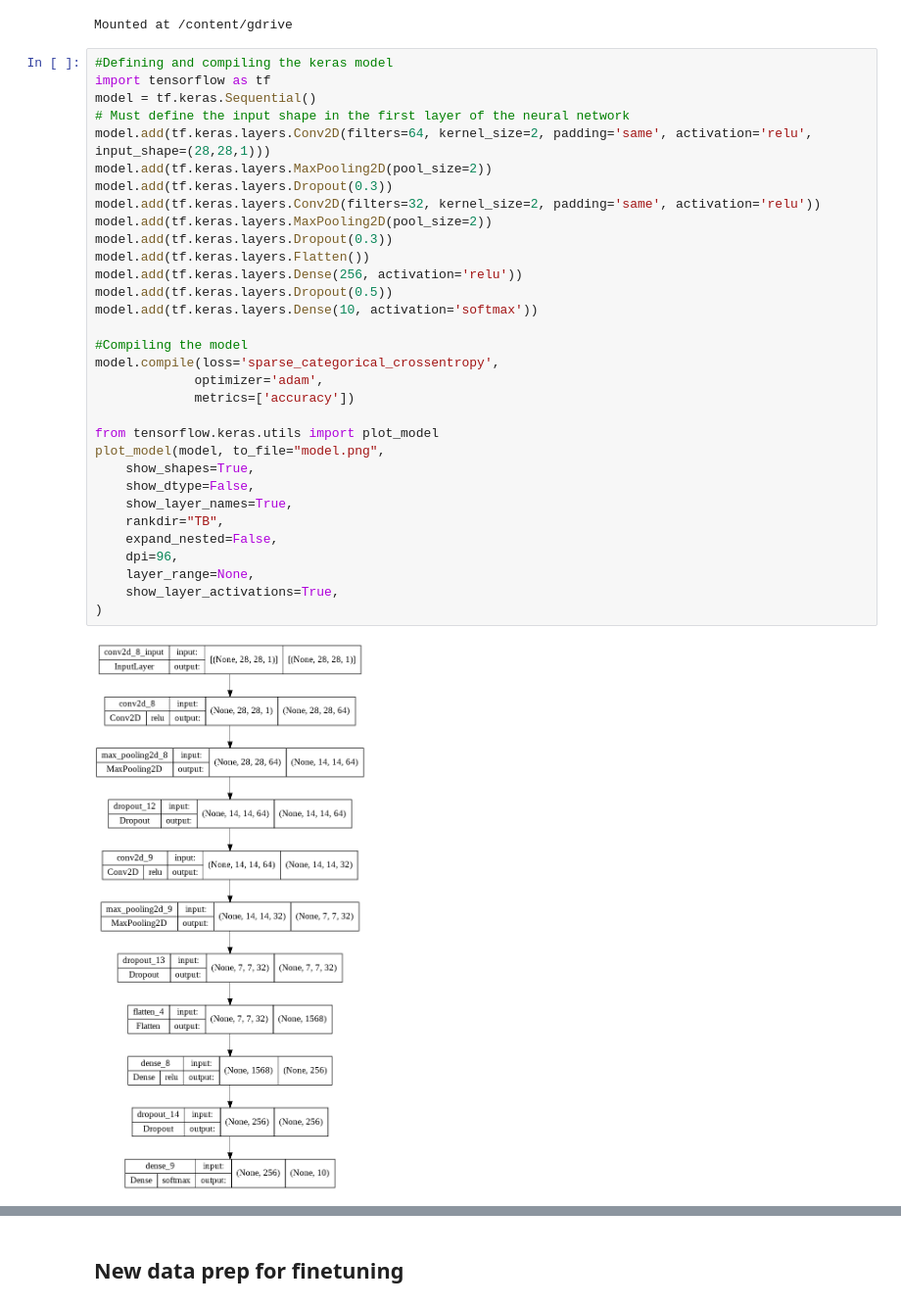
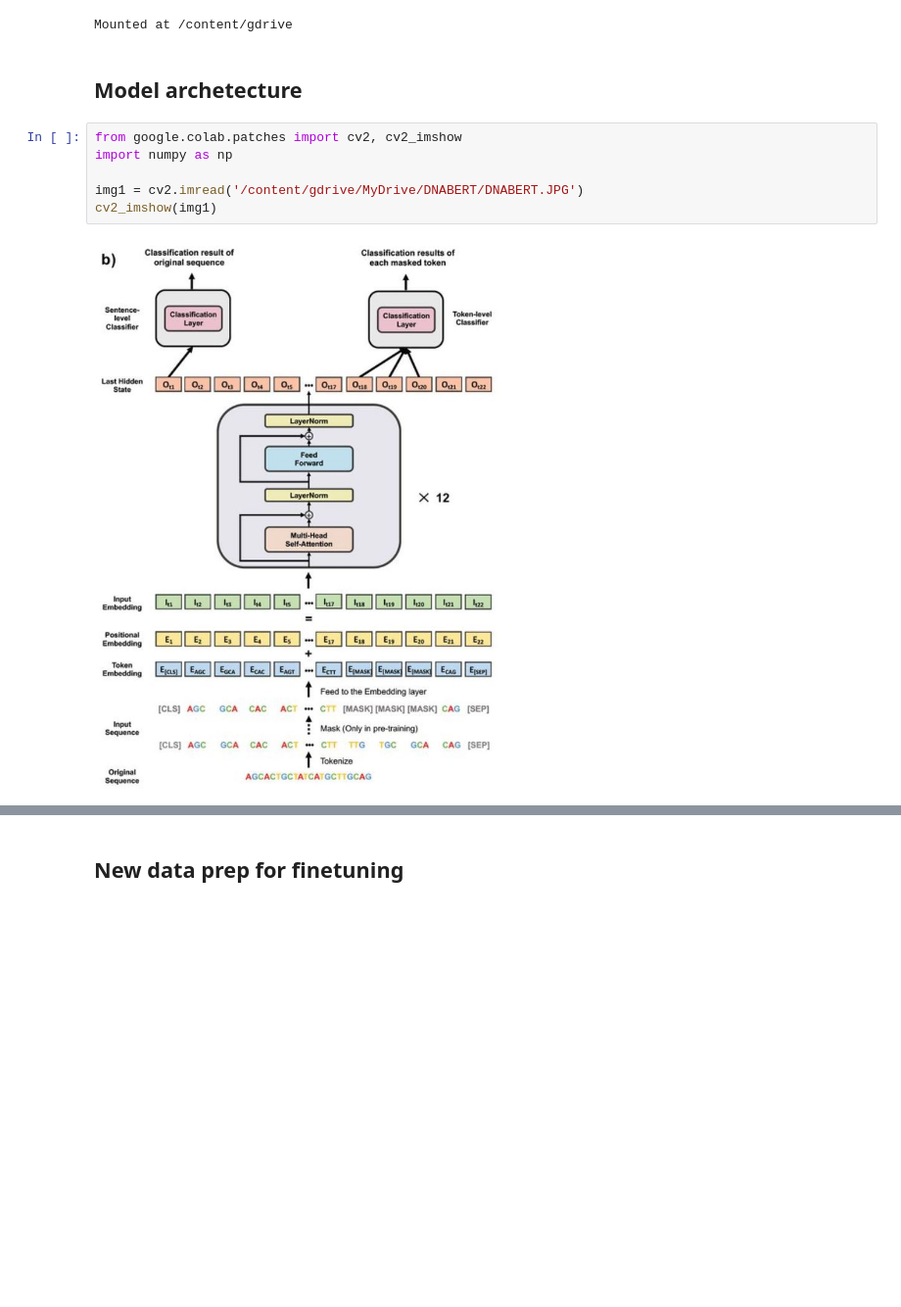
Before and after one commit to jmbaek/BERT-ML_compare, a Jupyter notebook: DNABERT_run.ipynb, the cells around one changed output, grey strips where cells are left out. Shown at 98% size. Drawn from its saved outputs; the diff is of its cells as text; blank space fills up the shorter version.

```diff
--- a/DNABERT_run.ipynb
+++ b/DNABERT_run.ipynb
@@ -40,37 +40,13 @@ drive.mount('/content/gdrive')
 # model files are at /content/gdrive/MyDrive/DNABERT/6-new-12w-0
 # %% [output]
 Mounted at /content/gdrive
-# %%
-#Defining and compiling the keras model
-import tensorflow as tf
-model = tf.keras.Sequential()
-# Must define the input shape in the first layer of the neural network
-model.add(tf.keras.layers.Conv2D(filters=64, kernel_size=2, padding='same', activation='relu', input_shape=(28,28,1)))
-model.add(tf.keras.layers.MaxPooling2D(pool_size=2))
-model.add(tf.keras.layers.Dropout(0.3))
-model.add(tf.keras.layers.Conv2D(filters=32, kernel_size=2, padding='same', activation='relu'))
-model.add(tf.keras.layers.MaxPooling2D(pool_size=2))
-model.add(tf.keras.layers.Dropout(0.3))
-model.add(tf.keras.layers.Flatten())
-model.add(tf.keras.layers.Dense(256, activation='relu'))
-model.add(tf.keras.layers.Dropout(0.5))
-model.add(tf.keras.layers.Dense(10, activation='softmax'))
-
-#Compiling the model
-model.compile(loss='sparse_categorical_crossentropy',
-             optimizer='adam',
-             metrics=['accuracy'])
-
-from tensorflow.keras.utils import plot_model
-plot_model(model, to_file="model.png",
-    show_shapes=True,
-    show_dtype=False,
-    show_layer_names=True,
-    rankdir="TB",
-    expand_nested=False,
-    dpi=96,
-    layer_range=None,
-    show_layer_activations=True,
-)
-# %% [output]
-[figure, removed]
+# %% [markdown]
+## Model archetecture
+# %%
+from google.colab.patches import cv2, cv2_imshow
+import numpy as np
+
+img1 = cv2.imread('/content/gdrive/MyDrive/DNABERT/DNABERT.JPG')
+cv2_imshow(img1)
+# %% [output]
+[figure, added]
```
Also changed, not shown: parts of 3 cells of this notebook.
